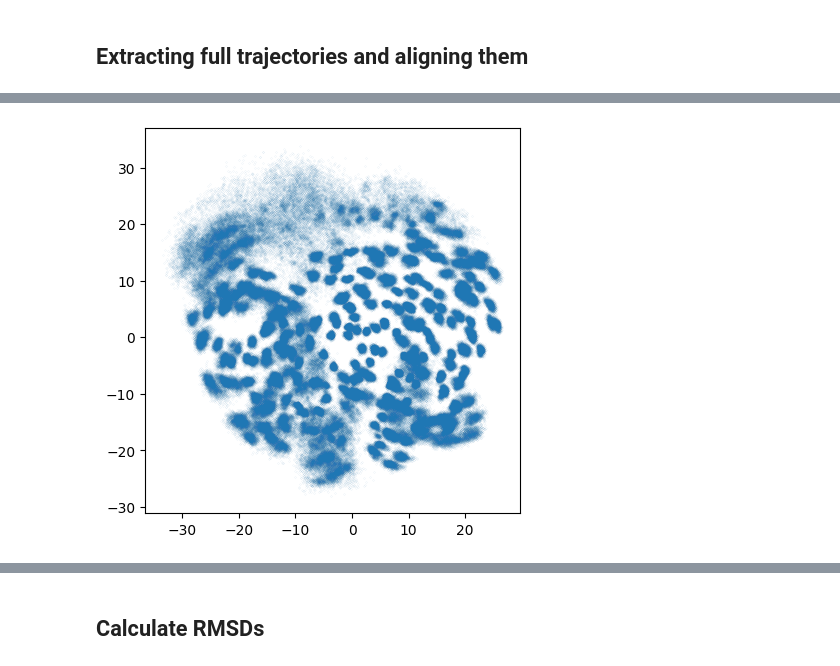
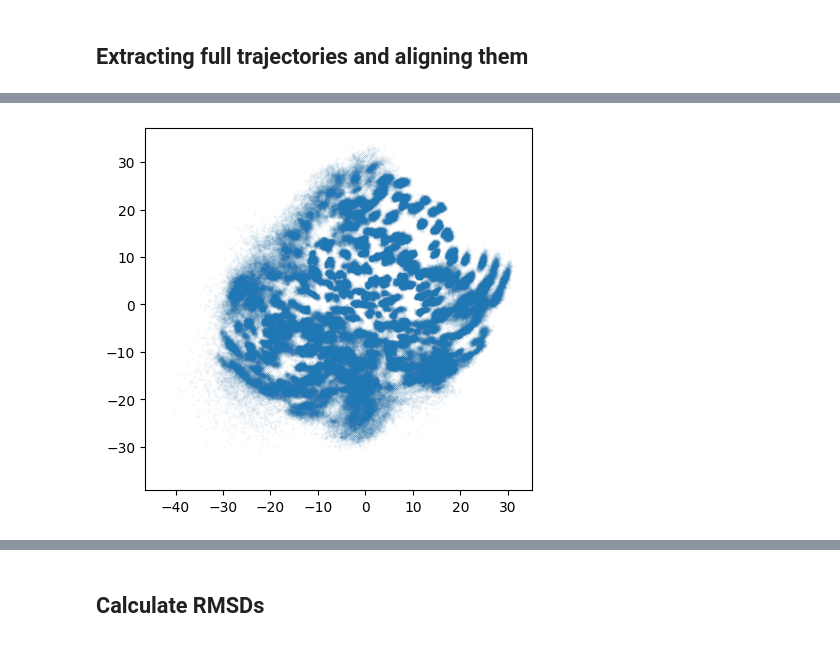
Before and after one commit to StevetheGreek97/MDML, a Jupyter notebook: Examples/Multivariate_Stats_EGFR.ipynb, the cells around one changed output, grey strips where cells are left out. Saved outputs shown, nothing was run; the diff lists cells and outputs as text; code cells hidden in the pictures.

```diff
--- a/Examples/Multivariate_Stats_EGFR.ipynb
+++ b/Examples/Multivariate_Stats_EGFR.ipynb
@@ -49,9 +28,0 @@ plt.show()
-# %%
-fig, ax = plt.subplots(figsize=(5,5))
-fig = plt.scatter(*Xii[::100, :, :2].reshape((-1, 2)).T, s=.001)
-
-
-ax.set_aspect('equal')
-plt.show()
-# %% [output]
-[figure, removed]
@@ -57,0 +34,8 @@ plt.show()
+# %%
+fig, ax = plt.subplots(figsize=(5,5))
+fig = plt.scatter(*Xa[::100, :, :2].reshape((-1, 2)).T , s=.001)
+
+ax.set_aspect('equal')
+plt.show()
+# %% [output]
+[figure, added]
```
Also changed, not shown: parts of 20 cells of this notebook, 1 other file.
